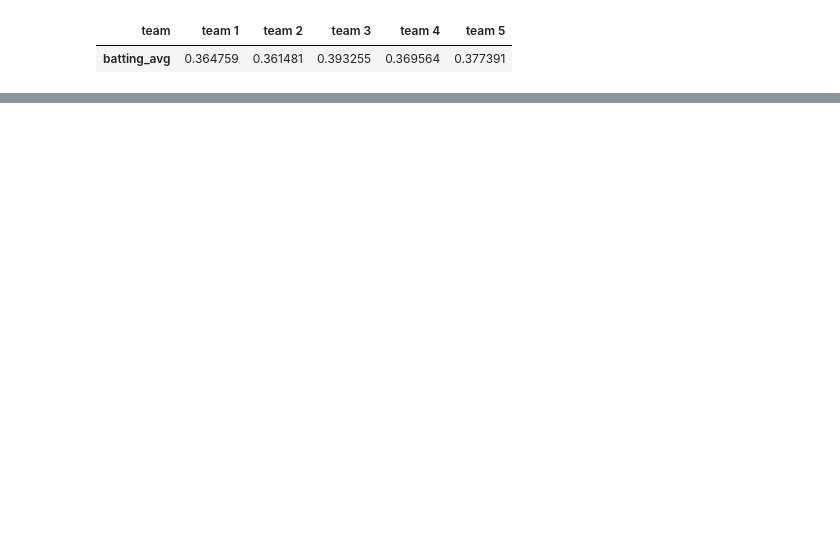
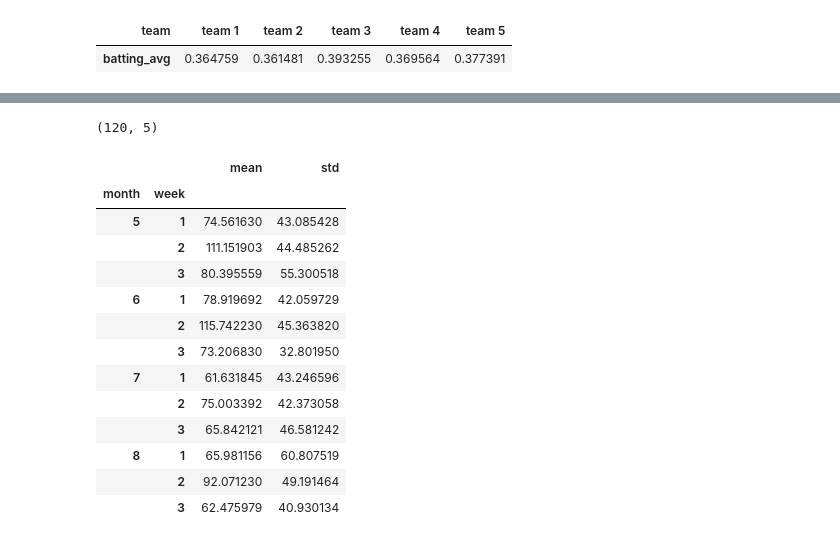
Before and after one commit to Lijoantony456/Pandas_Exercises, a Jupyter notebook: 4.random.ipynb, the cells around one changed output, grey strips where cells are left out. Drawn from its saved outputs; the diff is of its cells as text; code cells hidden in the pictures; blank space fills up the shorter version.

```diff
--- a/4.random.ipynb
+++ b/4.random.ipynb
@@ -155,0 +305,9 @@ baseball.groupby("team")["batting_avg","player"].max()
+# %%
+df = pd.DataFrame({
+    "x":np.random.uniform(1.0,168.0,120),
+    "y":np.random.uniform(7.0,334.0,120),
+    "z":np.random.uniform(1.7,20.7,120),
+    "month":[5,6,7,8] * 30,
+    "week":np.random.randint(1,4,120)
+})
+df.head()
@@ -155,0 +321,23 @@ baseball.groupby("team")["batting_avg","player"].max()
+# %%
+df.shape
+# %% [output]
+(120, 5)
+# %%
+grouped = df.groupby(["month","week"])
+
+grouped["x"].agg([np.mean, np.std])
+# %% [output]
+|  |  | mean | std |
+| month | week |  |  |
+| 5 | 1 | 74.561630 | 43.085428 |
+|  | 2 | 111.151903 | 44.485262 |
+|  | 3 | 80.395559 | 55.300518 |
+| 6 | 1 | 78.919692 | 42.059729 |
+|  | 2 | 115.742230 | 45.363820 |
+|  | 3 | 73.206830 | 32.801950 |
+| 7 | 1 | 61.631845 | 43.246596 |
+|  | 2 | 75.003392 | 42.373058 |
+|  | 3 | 65.842121 | 46.581242 |
+| 8 | 1 | 65.981156 | 60.807519 |
+|  | 2 | 92.071230 | 49.191464 |
+|  | 3 | 62.475979 | 40.930134 |
```
Also changed, not shown: parts of 16 cells of this notebook.
